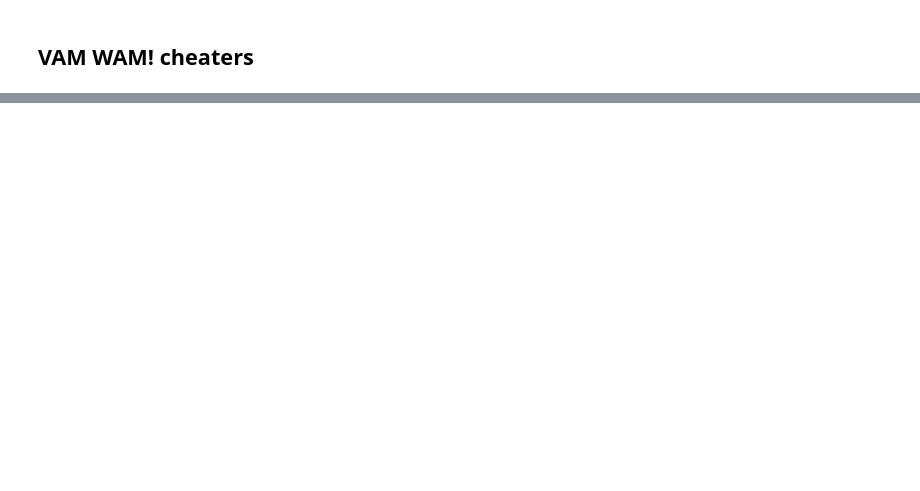
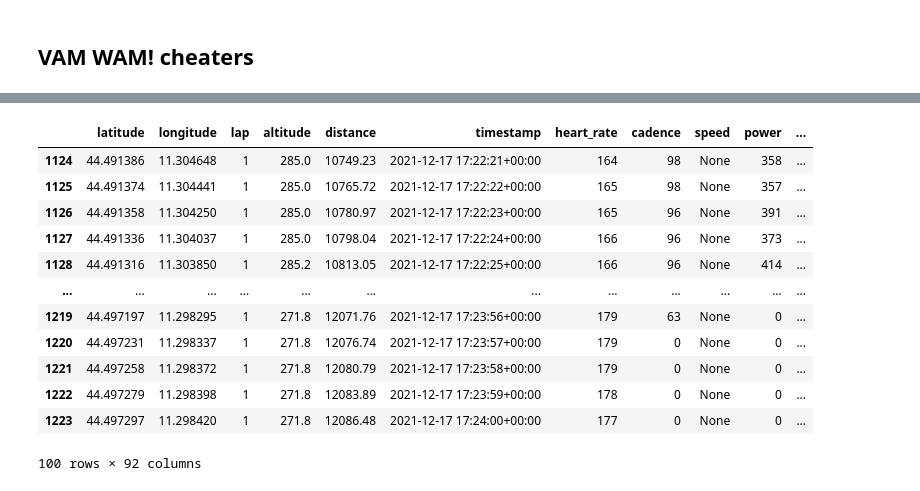
Before and after one commit to vincentdavis/VAHM_WAM_cheaters, a Jupyter notebook: Notebook.ipynb, the cells around one changed output, grey strips where cells are left out. Drawn from its saved outputs; the diff is of its cells as text; code cells hidden in the pictures; blank space fills up the shorter version.

```diff
--- a/Notebook.ipynb
+++ b/Notebook.ipynb
@@ -5,12 +5,14 @@
 %autoreload 2
 
 import pandas as pd
-import vamwam as v
+from vamwam import dataprep, vam_compare, plot_vam, vam_curves
 
-indoor_test_file = 'testdata/Luciano/Indoor/4xADZ_(3xsub60_+_1_free_ride).fit'
+indoor_test_file = 'testdata/indoor/Zwift_Zwift_Fast_Fridays_Bologna_Time_Trial_E_.fit'
+outdoor_test_file = 'testdata/outdoor/Morning_Ride.fit'
 
-df = v.dataprep(indoor_test_file)
-df.head(10)
+# load data
+ind = dataprep(indoor_test_file)
+outd = dataprep(outdoor_test_file)
 # %% [output]
 The autoreload extension is already loaded. To reload it, use:
   %reload_ext autoreload
@@ -34,0 +85,16 @@ v.plot_vam(df)
+# %%
+ind.tail(100)
+# %% [output]
+|  | latitude | longitude | lap | altitude | distance | timestamp | heart_rate | cadence | speed | power | ... |
+| 1124 | 44.491386 | 11.304648 | 1 | 285.0 | 10749.23 | 2021-12-17 17:22:21+00:00 | 164 | 98 | None | 358 | ... |
+| 1125 | 44.491374 | 11.304441 | 1 | 285.0 | 10765.72 | 2021-12-17 17:22:22+00:00 | 165 | 98 | None | 357 | ... |
+| 1126 | 44.491358 | 11.304250 | 1 | 285.0 | 10780.97 | 2021-12-17 17:22:23+00:00 | 165 | 96 | None | 391 | ... |
+| 1127 | 44.491336 | 11.304037 | 1 | 285.0 | 10798.04 | 2021-12-17 17:22:24+00:00 | 166 | 96 | None | 373 | ... |
+| 1128 | 44.491316 | 11.303850 | 1 | 285.2 | 10813.05 | 2021-12-17 17:22:25+00:00 | 166 | 96 | None | 414 | ... |
+| ... | ... | ... | ... | ... | ... | ... | ... | ... | ... | ... | ... |
+| 1219 | 44.497197 | 11.298295 | 1 | 271.8 | 12071.76 | 2021-12-17 17:23:56+00:00 | 179 | 63 | None | 0 | ... |
+| 1220 | 44.497231 | 11.298337 | 1 | 271.8 | 12076.74 | 2021-12-17 17:23:57+00:00 | 179 | 0 | None | 0 | ... |
+| 1221 | 44.497258 | 11.298372 | 1 | 271.8 | 12080.79 | 2021-12-17 17:23:58+00:00 | 179 | 0 | None | 0 | ... |
+| 1222 | 44.497279 | 11.298398 | 1 | 271.8 | 12083.89 | 2021-12-17 17:23:59+00:00 | 178 | 0 | None | 0 | ... |
+| 1223 | 44.497297 | 11.298420 | 1 | 271.8 | 12086.48 | 2021-12-17 17:24:00+00:00 | 177 | 0 | None | 0 | ... |
+100 rows × 92 columns
```
Also changed, not shown: parts of 5 cells of this notebook, 3 other files.
